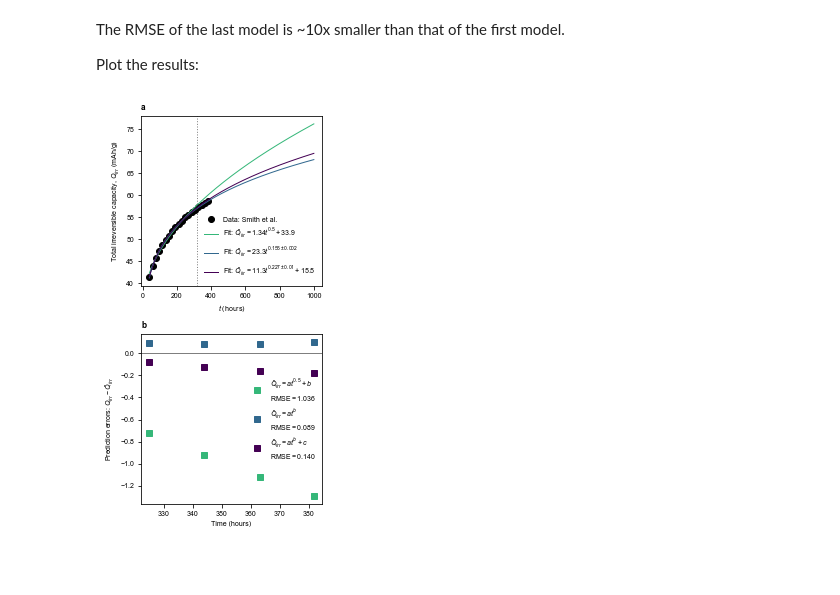
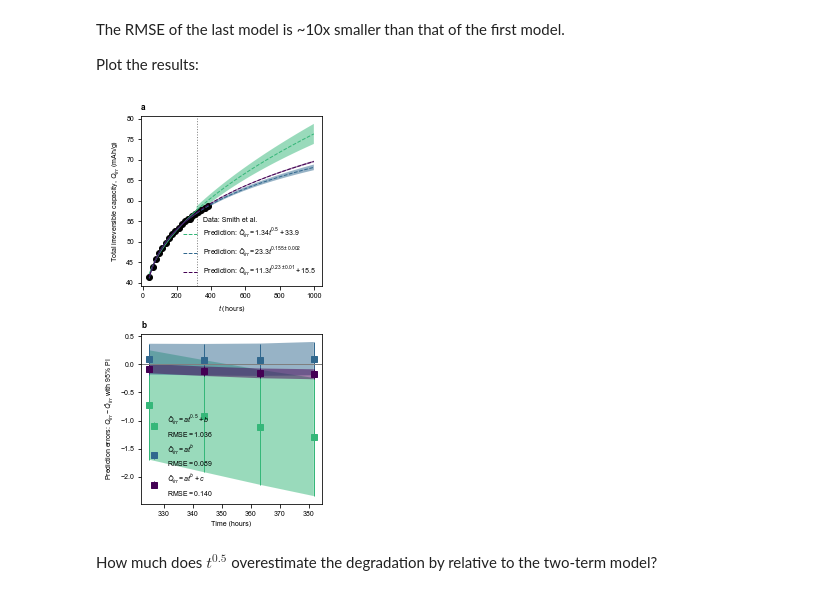
Before and after one commit to petermattia/SEI-growth-time-dependence, a Jupyter notebook: SEI time dependence.ipynb, the cells around one changed output. Saved outputs shown, nothing was run; the diff lists cells and outputs as text; code cells hidden in the pictures; blank space fills up the shorter version.

```diff
--- a/SEI time dependence.ipynb
+++ b/SEI time dependence.ipynb
@@ -726,5 +868,5 @@ As an example, try prediction of last 20% of data points, using first 80% of dat
 # %%
-training_fraction = 0.8 # 80%
+training_fraction = 0.8 # 80% for training
 threshold = int(np.floor(len(x)*training_fraction)) # train/test threshold for indexing
 
 # split into test/train
@@ -733,10 +875,14 @@ y_train = Smith_30C_data[0][:threshold,1]
 x_test = Smith_30C_data[0][threshold:,0]**2
 y_test = Smith_30C_data[0][threshold:,1]
 
+x_boundary = np.max(x_train) + (np.min(x_test) - np.max(x_train)) / 2
+x_fitting = np.linspace(np.min(x_train), x_boundary, 1000)
+x_future = np.linspace(x_boundary, 1000, 1000)
+
 # fit training data
-popt1, CIs1, R2_1 = curve_fit_with_adj_r_squared(t_onehalf, x_train, y_train)
-popt2, CIs2, R2_2 = curve_fit_with_adj_r_squared(power1, x_train, y_train)
-popt3, CIs3, R2_3 = curve_fit_with_adj_r_squared(power2, x_train, y_train)
+popt1, CIs1, PIs1 = curve_fit_with_PIs(t_onehalf, x_train, y_train, x_future)
+popt2, CIs2, PIs2 = curve_fit_with_PIs(power1, x_train, y_train, x_future)
+popt3, CIs3, PIs3 = curve_fit_with_PIs(power2, x_train, y_train, x_future)
 
 # calculate rmse
 rmse1 = np.sqrt(mean_squared_error(y_test, t_onehalf(x_test, *popt1)))
@@ -755,45 +901,77 @@ The RMSE of the last model is ~10x smaller than that of the first model.
 
 Plot the results:
 # %%
-x_future = np.arange(np.min(x_train), 1000)
+x = Smith_30C_data[0][:,0]**2 # work with x in units of time, not sqrt(time)
+y = Smith_30C_data[0][:,1]
+
+# Plotting prep
+colors = cm.viridis(np.linspace(0, 1, 4))
+colors = colors[:,0:3]
 
 plt.subplots(figsize=(fig_width, fig_height*2.5), nrows=2)
+
+## PANEL A
 plt.subplot(211)
 plt.title('a', loc='left', weight='bold')
 
-x = Smith_30C_data[0][:,0]**2 # work with x in units of time, not sqrt(time)
-y = Smith_30C_data[0][:,1]
+# x axis line denoting boundary between x_train and x_test
+plt.axvline(np.mean(x[threshold-1:threshold+1]), color='tab:gray', linestyle=':', zorder=0)
 
-plt.axvline(np.mean(x[threshold-1:threshold+1]), color='tab:gray', linestyle=':', zorder=0)
+# 95% PIs
+plt.fill_between(x_future, t_onehalf(x_future, *popt1) - PIs1, t_onehalf(x_future, *popt1) + PIs1, facecolor=colors[2,:], alpha=0.5)
+plt.fill_between(x_future, power1(x_future, *popt2) - PIs2, power1(x_future, *popt2) + PIs2, facecolor=colors[1,:], alpha=0.5)
+plt.fill_between(x_future, power2(x_future, *popt3) - PIs3, power2(x_future, *popt3) + PIs3, facecolor=colors[0,:], alpha=0.5)
+
+# Data
 plt.plot(x, y, 'ko', label='Data: Smith et al.')
-plt.plot(x_future, t_onehalf(x_future, *popt1), color=colors[2,:],
-         label='Fit: ' + r'$\hat{Q}_{irr}=%.2ft^{0.5} + %5.1f$' % tuple(popt1))
-plt.plot(x_future, power1(x_future, *popt2), color=colors[1,:],
-         label='Fit: ' + r'$\hat{Q}_{irr}=%.1ft^{%5.3f \pm %5.3f}$' % tuple(np.append(popt2, CIs2[1])))
-plt.plot(x_future, power2(x_future, *popt3), color=colors[0,:],
-         label='Fit: ' + r'$\hat{Q}_{irr}=%.1ft^{%5.3f \pm %5.2f} + %5.1f$' % tuple(np.insert(popt3, 2, CIs3[1])))
+
+# Fits to training
+plt.plot(x_fitting, t_onehalf(x_fitting, *popt1), color=colors[2,:])
+plt.plot(x_fitting, power1(x_fitting, *popt2), color=colors[1,:])
+plt.plot(x_fitting, power2(x_fitting, *popt3), color=colors[0,:])
+
+# Extrapolations
+plt.plot(x_future, t_onehalf(x_future, *popt1), '--', color=colors[2,:],
+         label='Prediction: ' + r'$\hat{Q}_{irr}=%.2ft^{0.5} + %5.1f$' % tuple(popt1))
+plt.plot(x_future, power1(x_future, *popt2), '--', color=colors[1,:],
+         label='Prediction: ' + r'$\hat{Q}_{irr}=%.1ft^{%5.3f \pm %5.3f}$' % tuple(np.append(popt2, CIs2[1])))
+plt.plot(x_future, power2(x_future, *popt3), '--', color=colors[0,:],
+         label='Prediction: ' + r'$\hat{Q}_{irr}=%.1ft^{%5.2f \pm %5.2f} + %5.1f$' % tuple(np.insert(popt3, 2, CIs3[1])))
 
 plt.xlabel(r'$t$' + ' (hours)')
 plt.ylabel('Total irreversible capacity, $Q_{irr}$ (mAh/g)')
 plt.legend(framealpha=1, edgecolor='white').set_zorder(1)
 
-# Predictions
+## PANEL B
 plt.subplot(212)
 plt.title('b', loc='left', weight='bold')
 
+# Find prediction points in 95% CI
+idx = [np.argmax(x_future > x_test[k]) for k in range(len(x_test))]
+
+# 95% PI
+plt.fill_between(x_test, y_test - t_onehalf(x_test, *popt1) - PIs1[idx], y_test - t_onehalf(x_test, *popt1) + PIs1[idx], facecolor=colors[2,:], alpha=0.5)
+plt.fill_between(x_test, y_test - power1(x_test, *popt2) - PIs2[idx], y_test - power1(x_test, *popt2) + PIs2[idx], facecolor=colors[1,:], alpha=0.5)
+plt.fill_between(x_test, y_test - power2(x_test, *popt3) - PIs3[idx], y_test - power2(x_test, *popt3) + PIs3[idx], facecolor=colors[0,:], alpha=0.5)
+
+# Predicted points with PIs
 plt.axhline(0, color='tab:gray')
-plt.plot(x_test, y_test - t_onehalf(x_test, *popt1), 's', color=colors[2,:],
+plt.errorbar(x_test, y_test - t_onehalf(x_test, *popt1), yerr=PIs1[idx], fmt='s', color=colors[2,:],
          label=r'$\hat{Q}_{irr}=at^{0.5}+b$' + '\nRMSE' + r'$=%3.3f$' %(rmse1))
-plt.plot(x_test, y_test - power1(x_test, *popt2), 's', color=colors[1,:],
+plt.errorbar(x_test, y_test - power1(x_test, *popt2), yerr=PIs2[idx], fmt='s', color=colors[1,:],
          label=r'$\hat{Q}_{irr}=at^{b}$' + '\nRMSE' + r'$=%3.3f$' %(rmse2))
-plt.plot(x_test, y_test - power2(x_test, *popt3), 's', color=colors[0,:],
+plt.errorbar(x_test, y_test - power2(x_test, *popt3), yerr=PIs3[idx], fmt='s', color=colors[0,:],
          label=r'$\hat{Q}_{irr}=at^{b}+c$' + '\nRMSE' + r'$=%3.3f$' %(rmse3))
 
 plt.xlabel('Time (hours)')
-plt.ylabel('Prediction errors: ' + r'$Q_{irr}-\hat{Q}_{irr}$')
+plt.ylabel('Prediction errors: ' + r'$Q_{irr}-\hat{Q}_{irr}$ with 95% PI')
 plt.legend()
 
 plt.tight_layout()
-plt.savefig('figures/Smith_30C_predictions.eps',bbox_inches='tight',format='eps')
+
+# the transparency is important, but not supported by eps, so save to pdf
+plt.savefig('figures/Smith_30C_predictions.pdf',bbox_inches='tight',format='pdf')
 # %% [output]
-[figure, old version]
+[figure, new version]
+# %% [markdown]
+How much does $t^{0.5}$ overestimate the degradation by relative to the two-term model?
```
Also changed, not shown: parts of 29 cells of this notebook, 15 other files.
